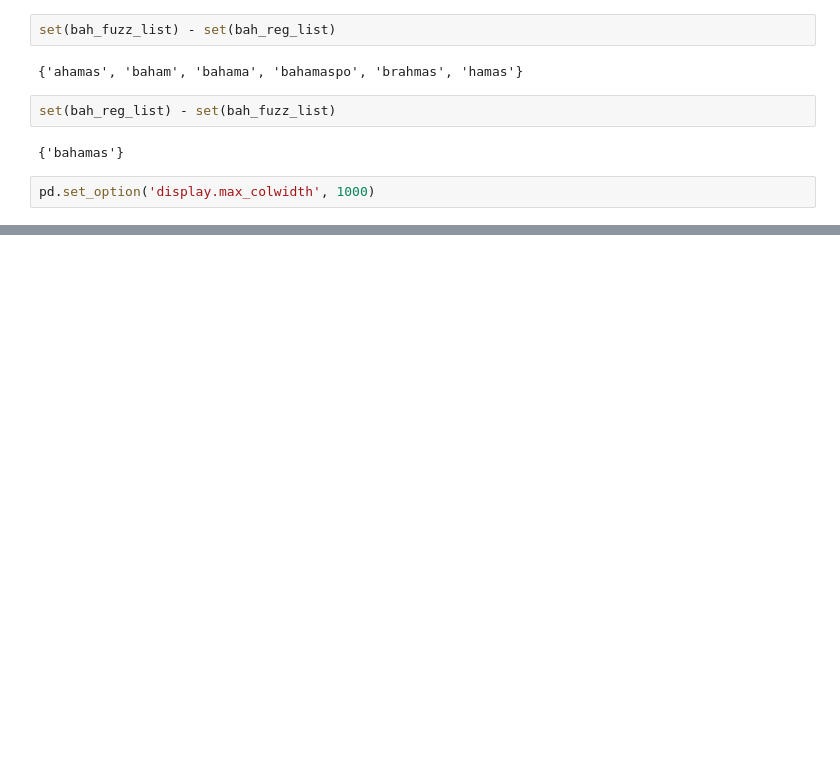
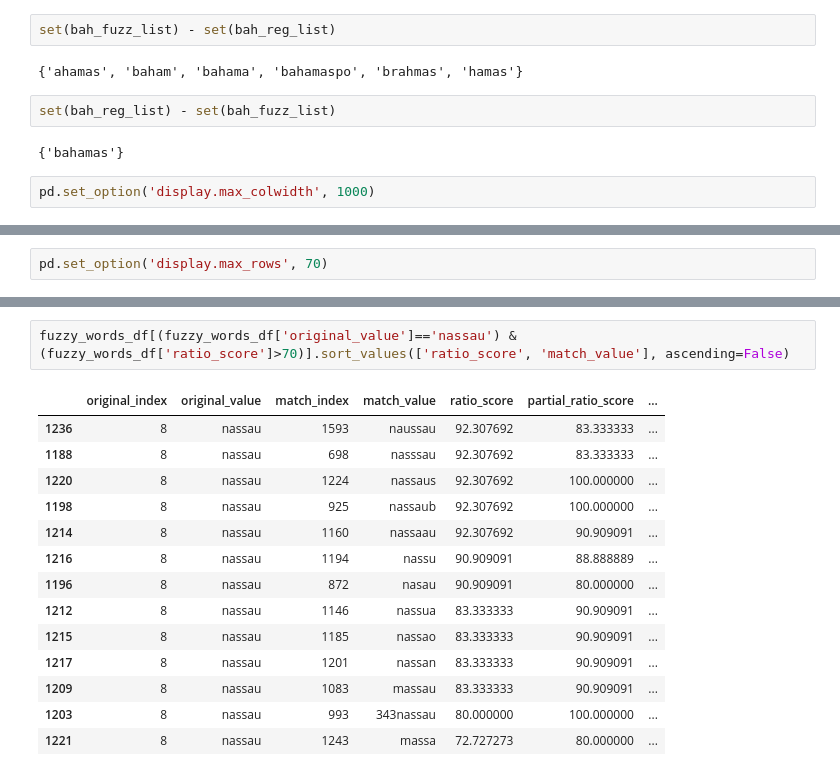
Before and after one commit to julielinx/icij_investigation, a Jupyter notebook: address_parsing/04_icijAddress_parseFuzzy.ipynb, the cells around one changed output, grey strips where cells are left out. Saved outputs shown, nothing was run; the diff lists cells and outputs as text; blank space fills up the shorter version.

```diff
--- a/address_parsing/04_icijAddress_parseFuzzy.ipynb
+++ b/address_parsing/04_icijAddress_parseFuzzy.ipynb
@@ -383,0 +228,2 @@ test_list[-1]
+# %%
+pd.set_option('display.max_rows', 70)
@@ -383,0 +271,17 @@ test_list[-1]
+# %%
+fuzzy_words_df[(fuzzy_words_df['original_value']=='nassau') & (fuzzy_words_df['ratio_score']>70)].sort_values(['ratio_score', 'match_value'], ascending=False)
+# %% [output]
+|  | original_index | original_value | match_index | match_value | ratio_score | partial_ratio_score | ... |
+| 1236 | 8 | nassau | 1593 | naussau | 92.307692 | 83.333333 | ... |
+| 1188 | 8 | nassau | 698 | nasssau | 92.307692 | 83.333333 | ... |
+| 1220 | 8 | nassau | 1224 | nassaus | 92.307692 | 100.000000 | ... |
+| 1198 | 8 | nassau | 925 | nassaub | 92.307692 | 100.000000 | ... |
+| 1214 | 8 | nassau | 1160 | nassaau | 92.307692 | 90.909091 | ... |
+| 1216 | 8 | nassau | 1194 | nassu | 90.909091 | 88.888889 | ... |
+| 1196 | 8 | nassau | 872 | nasau | 90.909091 | 80.000000 | ... |
+| 1212 | 8 | nassau | 1146 | nassua | 83.333333 | 90.909091 | ... |
+| 1215 | 8 | nassau | 1185 | nassao | 83.333333 | 90.909091 | ... |
+| 1217 | 8 | nassau | 1201 | nassan | 83.333333 | 90.909091 | ... |
+| 1209 | 8 | nassau | 1083 | massau | 83.333333 | 90.909091 | ... |
+| 1203 | 8 | nassau | 993 | 343nassau | 80.000000 | 100.000000 | ... |
+| 1221 | 8 | nassau | 1243 | massa | 72.727273 | 80.000000 | ... |
```
Also changed, not shown: parts of 41 cells of this notebook, 2 other files.
